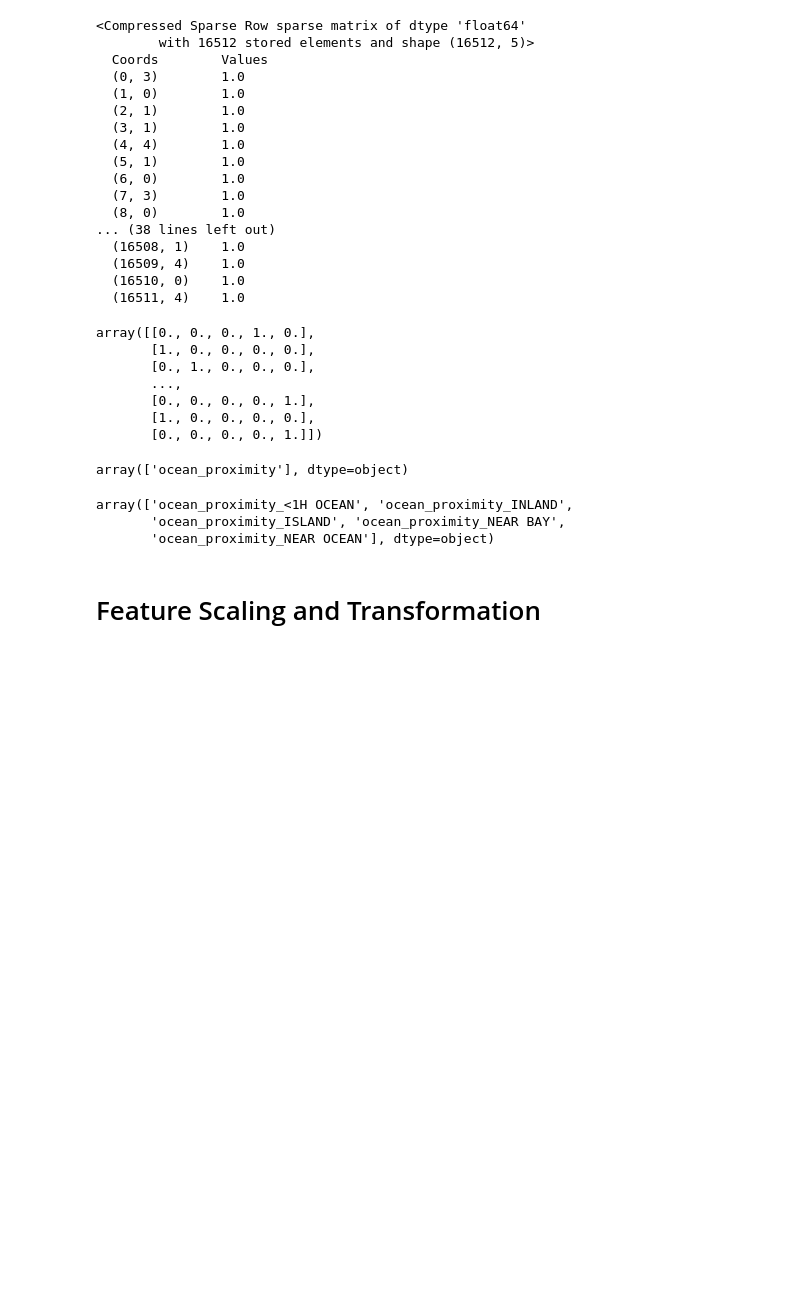
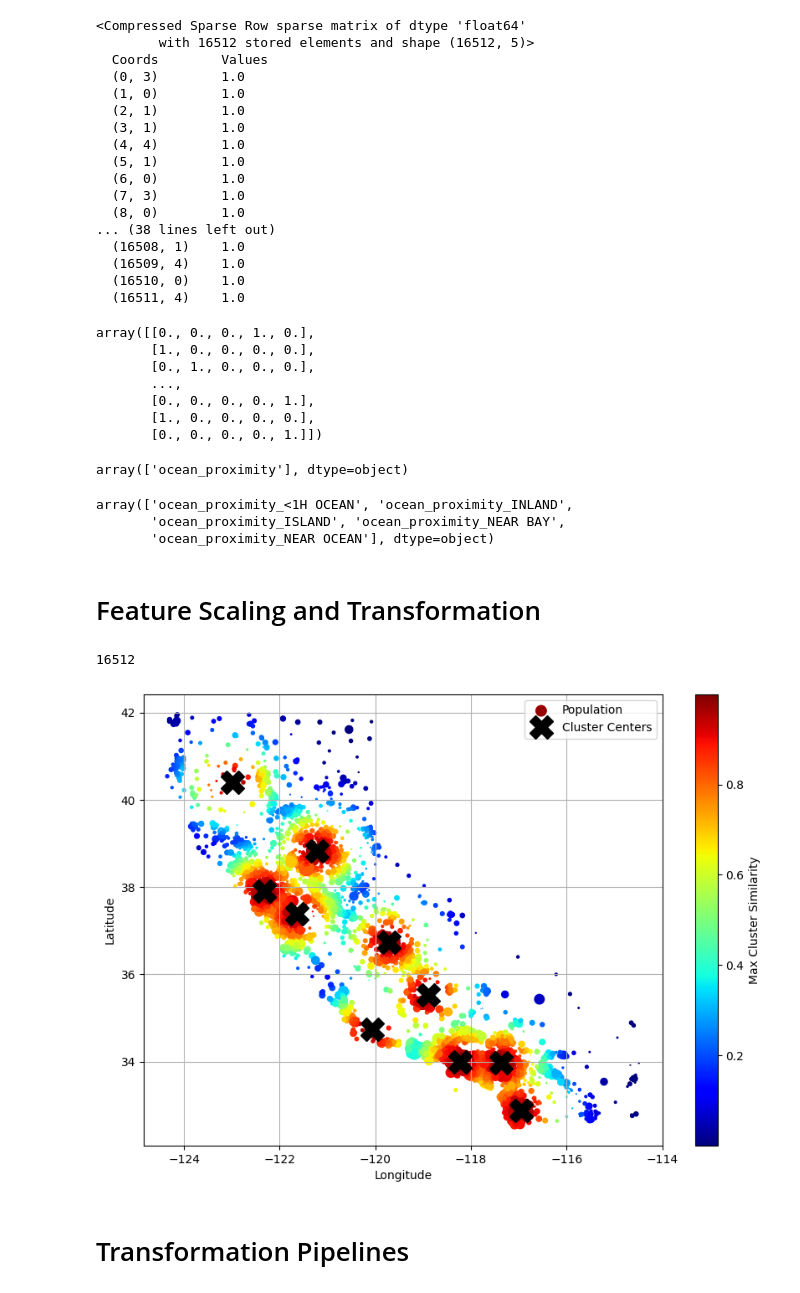
Before and after one commit to BorisRotari/Machine-Learning-Challenge, a Jupyter notebook: 2_end_to_end_machine_learning_project.ipynb, the cells around one changed output. Cells and saved outputs as stored; diff of their text form; code cells hidden in the pictures; blank space fills up the shorter version.

Commit message:
Building Pipeline

```diff
--- a/2_end_to_end_machine_learning_project.ipynb
+++ b/2_end_to_end_machine_learning_project.ipynb
@@ -360,4 +360,41 @@ class ClusterSimilarity(BaseEstimator, TransformerMixin):
 
     def fit(self, X, y=None, sample_weight=None):
         self.kmeans_ = KMeans(self.n_clusters, random_state=self.random_state)
-        self.kmeans_.
+        self.kmeans_.fit(X, sample_weight=sample_weight)
+        return self
+
+    def transform(self, X):
+        return rbf_kernel(X, self.kmeans_.cluster_centers_, gamma=self.gamma)
+
+    def get_feature_names_out(self, names=None):
+        return [f"Cluster {i} similarity" for i in range(self.n_clusters)]
+# %%
+cluster_simil = ClusterSimilarity(n_clusters=10, gamma=1., random_state=42)
+similarities = cluster_simil.fit_transform(housing[["latitude", "longitude"]])
+print(len(similarities))
+# %% [output]
+16512
+# %%
+housing_renamed = housing.rename(columns= {
+    "latitude": "Latitude",
+    "longitude": "Longitude",
+    "population": "Population",
+    "median_house_value": "Median House Value (USD)"
+})
+
+housing_renamed["Max Cluster Similarity"] = similarities.max(axis=1)
+
+housing_renamed.plot(kind="scatter", x="Longitude", y="Latitude", grid=True,
+                     s=housing_renamed["Population"] / 100, label="Population",
+                     c="Max Cluster Similarity", cmap="jet", colorbar=True,
+                     legend=True, sharex=False, figsize=(10, 7))
+
+plt.plot(cluster_simil.kmeans_.cluster_centers_[:, 1], cluster_simil.kmeans_.cluster_centers_[:, 0], linestyle="", color="black",
+         marker="X", markersize=20, label="Cluster Centers")
+plt.legend(loc="upper right")
+
+plt.show()
+# %% [output]
+[figure, added]
+# %% [markdown]
+# Transformation Pipelines
```
Also changed, not shown: parts of 1 cell of this notebook.
